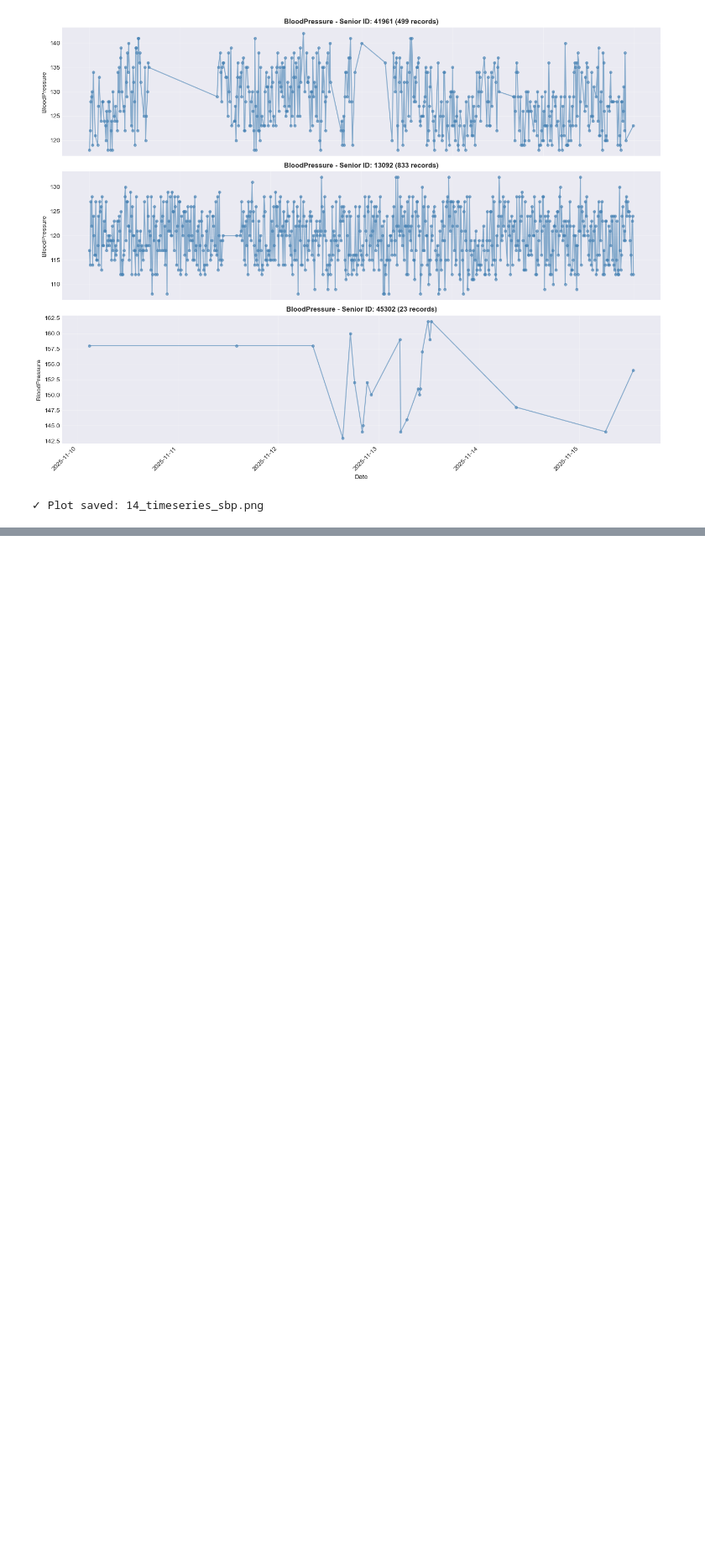
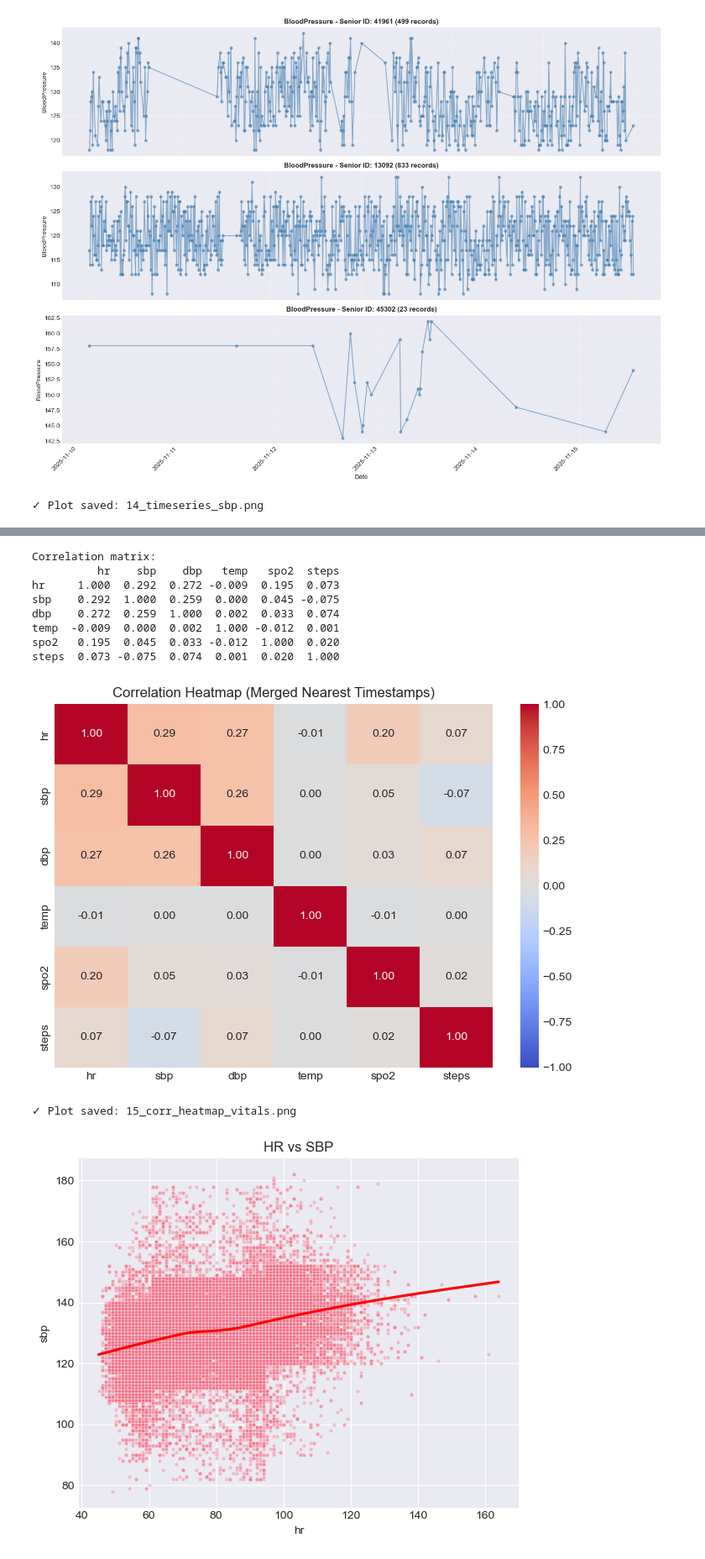
Before and after one commit to eldarmuk/AI-CVD, a Jupyter notebook: notebooks/02_eda_part1_exploratory_analysis.ipynb, the cells around one changed output, grey strips where cells are left out. Shown at 84% size. Drawn from its saved outputs; the diff is of its cells as text; code cells hidden in the pictures; blank space fills up the shorter version.

```diff
--- a/notebooks/02_eda_part1_exploratory_analysis.ipynb
+++ b/notebooks/02_eda_part1_exploratory_analysis.ipynb
@@ -981,0 +1030,5 @@ TIME-SERIES EXAMPLES
+# %%
+# Sample seniors for efficiency
+seniors_all = df_measurements['senior_id'].dropna().unique()
+np.random.seed(42)
+sample_seniors = np.random.choice(seniors_all, size=min(300, len(seniors_all)), replace=False)
@@ -981,0 +1073,68 @@ TIME-SERIES EXAMPLES
+# %%
+# Instead of using df_hr as the 'base', let's use a combined index of all times
+for sid in sample_seniors:
+    res = merge_nearest_for_senior(sid)
+    if res is not None:
+        merged_rows.append(res)
+
+if merged_rows:
+    df_merged_vitals = pd.concat(merged_rows, axis=0, ignore_index=True)
+else:
+    df_merged_vitals = pd.DataFrame(columns=['senior_id','date','hr','temp','spo2','steps','sbp','dbp'])
+
+# Keep useful columns and drop rows missing HR
+keep_cols = ['hr','sbp','dbp','temp','spo2','steps']
+df_merged_vitals = df_merged_vitals.dropna(subset=['hr']).copy()
+
+# Correlation matrix
+if len(df_merged_vitals):
+    corr = df_merged_vitals[keep_cols].corr(method='pearson')
+    print("\nCorrelation matrix:")
+    print(corr.round(3))
+
+    # Heatmap
+    plt.figure(figsize=(7,5))
+    sns.heatmap(corr, annot=True, fmt=".2f", cmap='coolwarm', vmin=-1, vmax=1)
+    plt.title('Correlation Heatmap (Merged Nearest Timestamps)')
+    plt.tight_layout()
+    plt.savefig('../plots/15_corr_heatmap_vitals.png', dpi=300)
+    plt.show()
+    print("✓ Plot saved: 15_corr_heatmap_vitals.png")
+
+    # Scatterplots (sample up to 50k)
+    pairs = [
+        ('hr','sbp','16_scatter_hr_vs_sbp.png','HR vs SBP'),
+        ('sbp','spo2','17_scatter_sbp_vs_spo2.png','SBP vs SpO₂'),
+        ('hr','steps','18_scatter_hr_vs_steps.png','HR vs Steps')
+    ]
+    scatter_df = df_merged_vitals.dropna(subset=['hr','sbp','spo2','steps'])
+    if len(scatter_df) > 50000:
+        scatter_df = scatter_df.sample(50000, random_state=42)
+
+    for x,y,fn,title in pairs:
+        plt.figure(figsize=(6,5))
+        sns.scatterplot(data=scatter_df, x=x, y=y, s=10, alpha=0.4)
+        sns.regplot(data=scatter_df, x=x, y=y, scatter=False, color='red', lowess=True)
+        plt.title(title)
+        plt.tight_layout()
+        plt.savefig(f'../plots/{fn}', dpi=300)
+        plt.show()
+        print(f"✓ Plot saved: {fn}")
+
+    # Save correlation CSV
+    corr.to_csv('../artifacts/correlation_vitals.csv')
+    print("✓ Saved correlation CSV: ../artifacts/correlation_vitals.csv")
+else:
+    print("⚠ No merged data available (check measurement types and date parsing).")
+# %% [output]
+Correlation matrix:
+          hr    sbp    dbp   temp   spo2  steps
+hr     1.000  0.292  0.272 -0.009  0.195  0.073
+sbp    0.292  1.000  0.259  0.000  0.045 -0.075
+dbp    0.272  0.259  1.000  0.002  0.033  0.074
+temp  -0.009  0.000  0.002  1.000 -0.012  0.001
+spo2   0.195  0.045  0.033 -0.012  1.000  0.020
+steps  0.073 -0.075  0.074  0.001  0.020  1.000
+[figure, added]
+✓ Plot saved: 15_corr_heatmap_vitals.png
+[figure, added]
```
Also changed, not shown: parts of 12 cells of this notebook, 8 other files.
